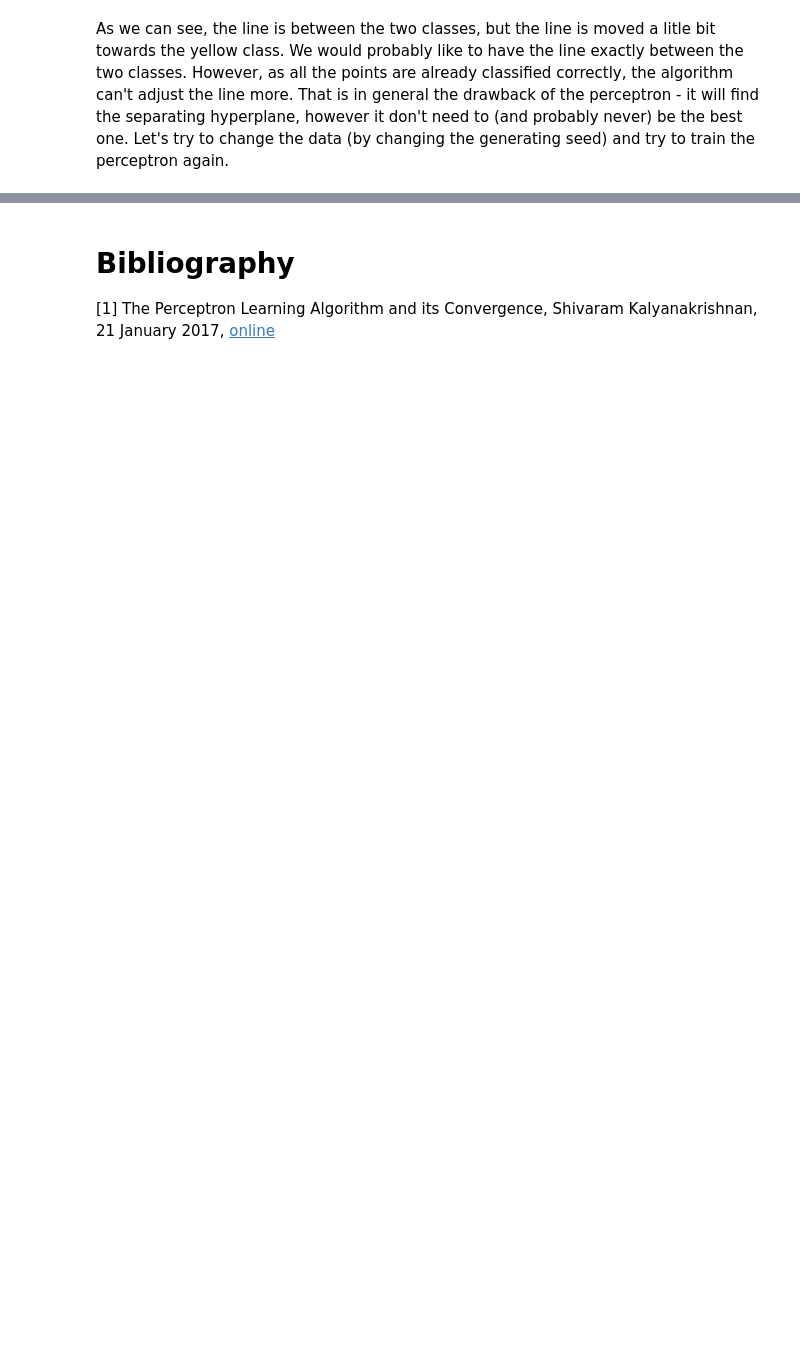
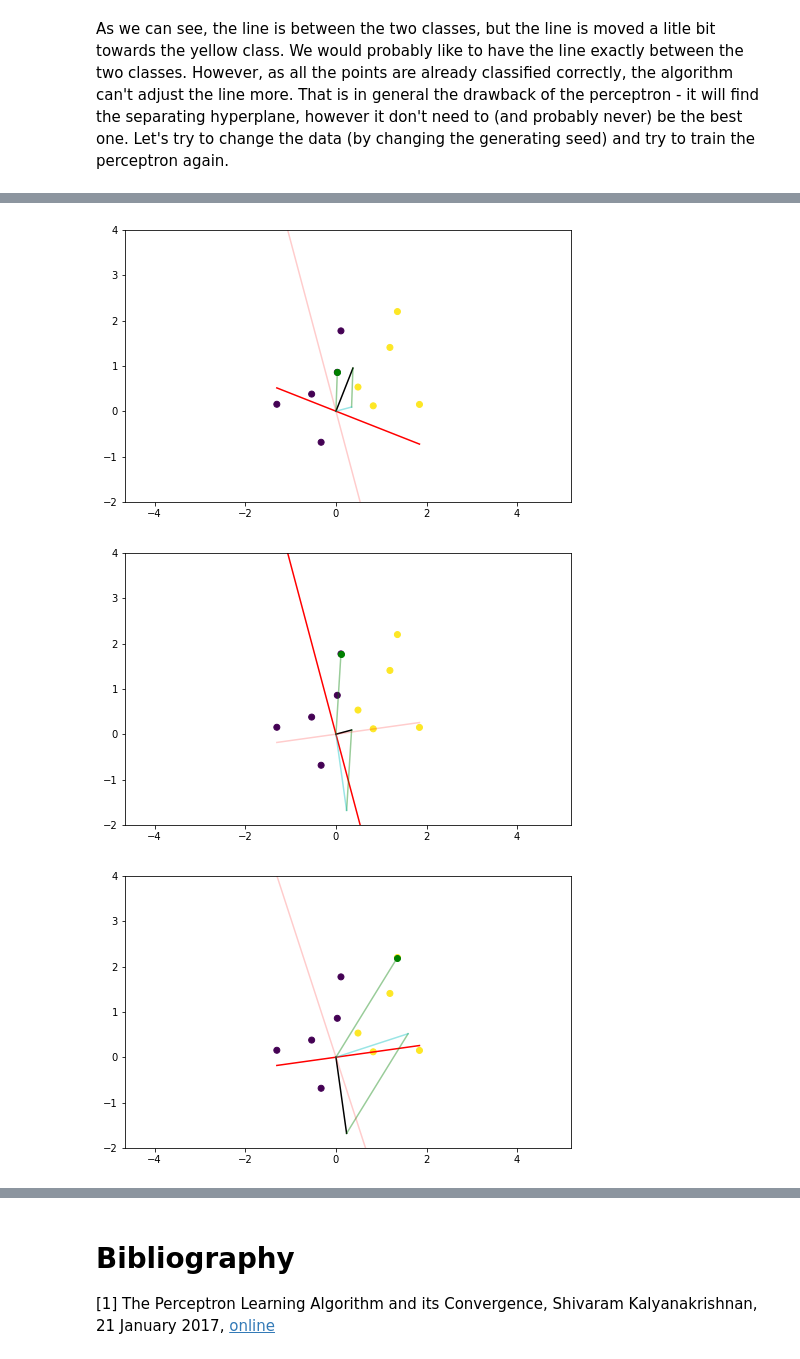
Before and after one commit to PatrikValkovic/neural-networks-step-by-step, a Jupyter notebook: 01-perceptron.ipynb, the cells around one changed output, grey strips where cells are left out. Saved outputs shown, nothing was run; the diff lists cells and outputs as text; code cells hidden in the pictures; blank space fills up the shorter version.

Commit message:
Add perceptron update rule simplification, stepping of the perceptron learning algorithm and training with bias

```diff
--- a/01-perceptron.ipynb
+++ b/01-perceptron.ipynb
@@ -157,0 +217,61 @@ plt.plot(
+# %%
+# PERCEPTRON TRAINING
+# Initialize the weights
+weights = np.random.RandomState(42).uniform(size=2)
+
+# Iterate until convergence
+weights_changed = True
+while weights_changed:
+    weights_changed = False
+    # for every instance in the data
+    for instance, target in zip(data, classes):
+        # predict the output of the perceptron
+        prediction = sign(instance @ weights)
+        # update the weights
+        weights_new = weights + (target - prediction) * instance
+
+        # plot the change
+        if (weights != weights_new).any():
+            slope = - weights[0] / weights[1]  # calculate the slope
+            plt.figure(figsize=(8, 5))
+            plt.plot(
+                [data.min(axis=0)[0], data.max(0)[0]],
+                [slope * data.min(axis=0)[0], slope * data.max(axis=0)[0]],
+                c='r')  # plot the separating line
+            plt.plot([0, weights[0]],[0, weights[1]], c='black')  # plot the norm
+            plt.scatter(data[:,0], data[:,1], c=classes)  # plot the data
+            plt.scatter(instance[0], instance[1], c='g')  # plot the missclassified instance
+            plt.plot([0, instance[0]], [0, instance[1]], c='g', alpha=0.4)  # plot the instance vector
+            plt.plot(
+                [weights[0], weights[0] + (target - prediction) * instance[0]],
+                [weights[1], weights[1] + (target - prediction) * instance[1]],
+                c='g', alpha=0.4)  # plot the instance vector from the normal
+            plt.plot(
+                [0, weights[0] + (target - prediction) * instance[0]],
+                [0, weights[1] + (target - prediction) * instance[1]],
+                c='c', alpha=0.4)  # plot new normal
+            slope_new = - weights_new[0] / weights_new[1]  # calculate the slope of new line
+            plt.plot(
+                [data.min(axis=0)[0], data.max(0)[0]],
+                [slope_new * data.min(axis=0)[0], slope_new * data.max(axis=0)[0]],
+                c='r', alpha=0.2)  # plot the separating line
+            plt.axis('equal')
+            plt.ylim(-2,4)
+            plt.show()
+
+        weights_changed = weights_changed or (weights != weights_new).any()
+        weights = weights_new
+
+# PLOTTING THE FINAL WEIGHTS
+slope = - weights[0] / weights[1]
+plt.figure(figsize=(8, 5))
+plt.scatter(data[:,0], data[:,1], c=classes)
+plt.plot(
+    [data.min(axis=0)[0], data.max(0)[0]],
+    [slope * data.min(axis=0)[0], slope * data.max(axis=0)[0]],
+    c='r')
+plt.show()
+# %% [output]
+[figure, added]
+[figure, added]
+[figure, added]
```
Also changed, not shown: parts of 23 cells of this notebook.
